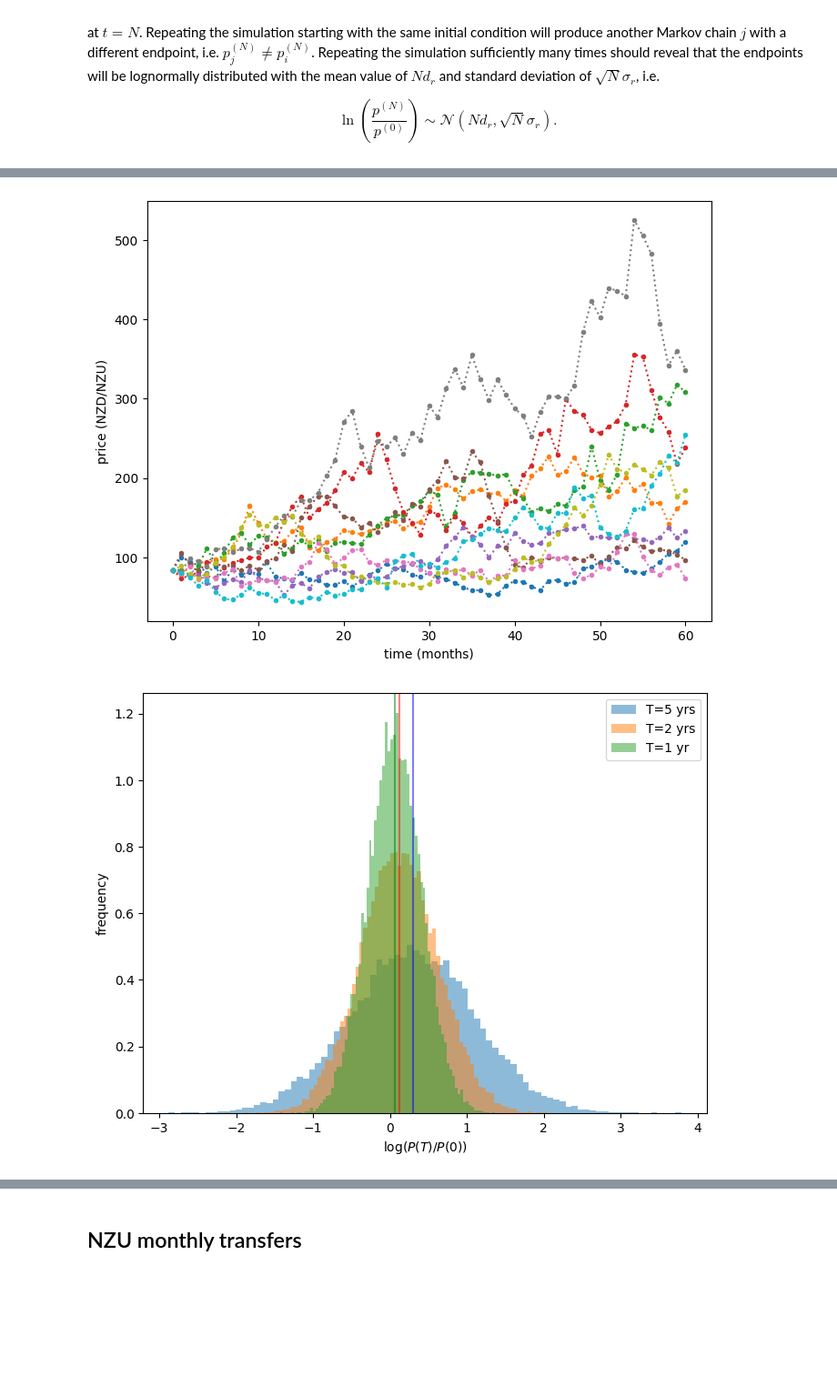
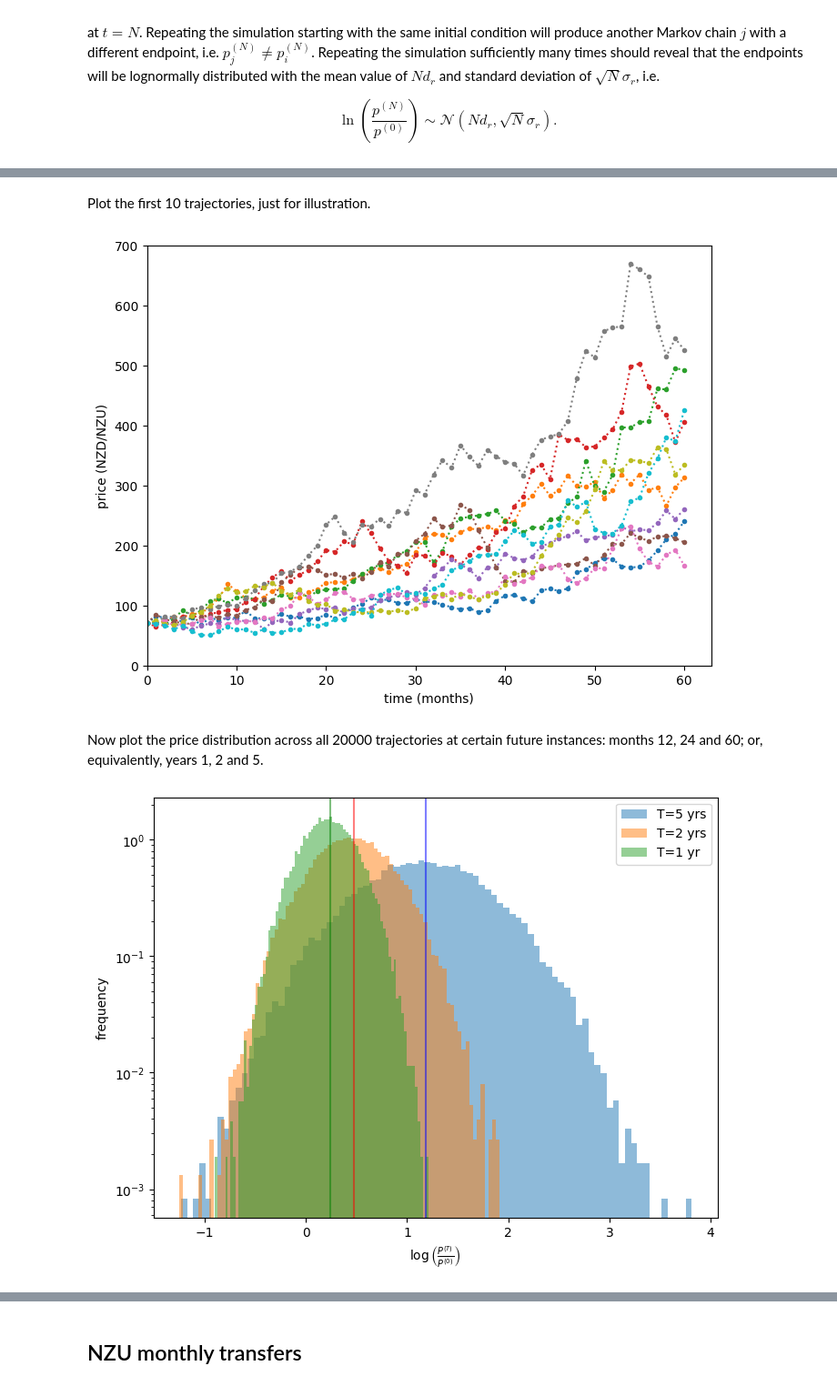
Before and after one commit to dmitrische/nzu-market, a Jupyter notebook: analysis.ipynb, the cells around one changed output, grey strips where cells are left out. Shown at 91% size. Drawn from its saved outputs; the diff is of its cells as text; code cells hidden in the pictures; blank space fills up the shorter version.

```diff
--- a/analysis.ipynb
+++ b/analysis.ipynb
@@ -60,0 +61,5 @@ plt.show()
+# %%
+df_w = df.resample('W').mean()
+df_w.ffill(inplace=True) # forward fill missing values
+df_m = df.resample('M').mean()
+print(len(df), len(df_w), len(df_m))
@@ -61,5 +84,15 @@ plt.show()
 # %%
-logreturns = [np.log(price[i]/price[i-1]) for i in range(1,len(price))]
-plt.hist(logreturns, bins=30)
+import matplotlib.pyplot as plt
+import numpy as np
+logreturns = [np.log(df['price'].iloc[i]/df['price'].iloc[i-1]) for i in range(1,len(df['price']))]
+logreturns_w = [np.log(df_w['price'].iloc[i]/df_w['price'].iloc[i-1]) for i in range(1,len(df_w['price']))]
+logreturns_m = [np.log(df_m['price'].iloc[i]/df_m['price'].iloc[i-1]) for i in range(1,len(df_m['price']))]
+plt.hist(logreturns, bins=50, density=True, alpha=0.5)
+plt.hist(logreturns_w, bins=50, density=True, alpha=0.5)
+plt.hist(logreturns_m, bins=50, density=True, alpha=0.5)
+plt.legend(['raw','weekly','monthly'])
+plt.yscale('log')
+plt.xlabel(r'$\log\left(\frac{p^{(t+1)}}{p^{(t)}}\right)$')
+plt.ylabel('frequency')
 plt.show()
 # %% [output]
@@ -69,5 +106,5 @@ Calculate the average, variance, standard deviation, and drift.
 # %%
-ave = sum(logreturns)/len(logreturns)
-var = sum([(r-ave)**2 for r in logreturns])/(len(logreturns)-1)
+ave = sum(logreturns_m)/len(logreturns_m)
+var = sum([(r-ave)**2 for r in logreturns_m])/(len(logreturns_m)-1)
 drift = ave - 0.5*var
 sd = np.sqrt(var)
@@ -74,4 +113,5 @@ sd = np.sqrt(var)
 # %%
+price=list(df_m['price'])
 np.random.seed(seed=1)
 projections = []
 for i in range(20000):
@@ -81,12 +121,16 @@ for i in range(20000):
         pnew = projection[-1]*np.exp(drift + rand)
         projection.append(pnew)
     projections.append(projection)
+# %% [markdown]
+Plot the first 10 trajectories, just for illustration.
 # %%
 fig, ax = plt.subplots(figsize=(8,6))
 for i in range(10):
     ax.plot(projections[i], linestyle=':', marker='.')
 ax.set_xlabel('time (months)')
 ax.set_ylabel('price (NZD/NZU)')
+ax.set_xlim(0)
+ax.set_ylim(0)
 plt.show()
 # %% [output]
-[figure, old version]
+[figure, new version]
@@ -97,14 +137,21 @@ logreturns60 = [np.log(proj[60]/proj[1]) for proj in projections]
+# %% [markdown]
+Now plot the price distribution across all 20000 trajectories at certain future instances: months 12, 24 and 60; or, equivalently, years 1, 2 and 5.
 # %%
+logreturns12 = [np.log(proj[12]/proj[1]) for proj in projections]
+logreturns24 = [np.log(proj[24]/proj[1]) for proj in projections]
+logreturns60 = [np.log(proj[60]/proj[1]) for proj in projections]
+
 fig, ax = plt.subplots(figsize=(8,6))
-ax.set_xlabel('$\log(P(T)/P(0))$')
+ax.set_xlabel(r'$\log\left(\frac{P^{(T)}}{P^{(0)}}\right)$')
 ax.set_ylabel('frequency')
 ax.hist(logreturns60, bins='auto', alpha=0.5, density=True, label='T=5 yrs')
 ax.hist(logreturns24, bins='auto', alpha=0.5, density=True, label='T=2 yrs')
 ax.hist(logreturns12, bins='auto', alpha=0.5, density=True, label='T=1 yr')
 ax.axvline(x=60*drift, color='b', alpha=0.5)
 ax.axvline(x=24*drift, color='r', alpha=0.5)
 ax.axvline(x=12*drift, color='g', alpha=0.5)
 ax.legend()
+plt.yscale('log')
 plt.show()
 # %% [output]
-[figure, old version]
+[figure, new version]
```
Also changed, not shown: parts of 48 cells of this notebook, 3 other files.
